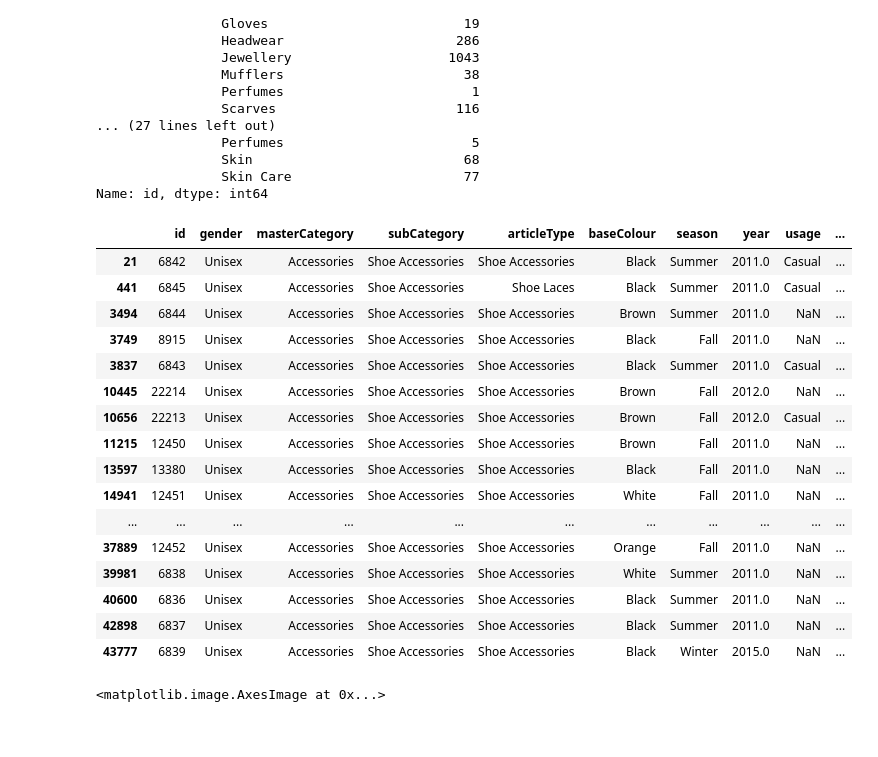
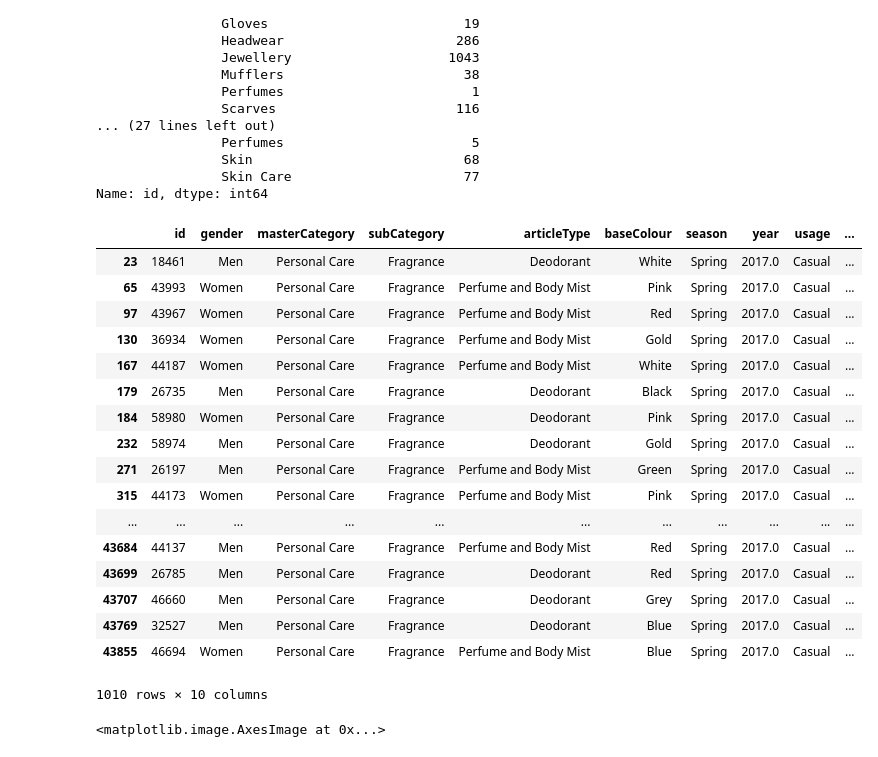
Before and after one commit to kellystroh/Inventory-Image-Classification, a Jupyter notebook: EDA.ipynb, the cells around one changed output. Cells and saved outputs as stored; diff of their text form; code cells hidden in the pictures.

```diff
--- a/EDA.ipynb
+++ b/EDA.ipynb
@@ -152,25 +152,26 @@ Accessories     Accessories                   143
                 Skin Care                      77
 Name: id, dtype: int64
 # %%
-df[df.subCategory=='Shoe Accessories']
+df[df.subCategory=='Fragrance']
 # %% [output]
 |  | id | gender | masterCategory | subCategory | articleType | baseColour | season | year | usage | ... |
-| 21 | 6842 | Unisex | Accessories | Shoe Accessories | Shoe Accessories | Black | Summer | 2011.0 | Casual | ... |
-| 441 | 6845 | Unisex | Accessories | Shoe Accessories | Shoe Laces | Black | Summer | 2011.0 | Casual | ... |
-| 3494 | 6844 | Unisex | Accessories | Shoe Accessories | Shoe Accessories | Brown | Summer | 2011.0 | NaN | ... |
-| 3749 | 8915 | Unisex | Accessories | Shoe Accessories | Shoe Accessories | Black | Fall | 2011.0 | NaN | ... |
-| 3837 | 6843 | Unisex | Accessories | Shoe Accessories | Shoe Accessories | Black | Summer | 2011.0 | Casual | ... |
-| 10445 | 22214 | Unisex | Accessories | Shoe Accessories | Shoe Accessories | Brown | Fall | 2012.0 | NaN | ... |
-| 10656 | 22213 | Unisex | Accessories | Shoe Accessories | Shoe Accessories | Brown | Fall | 2012.0 | Casual | ... |
-| 11215 | 12450 | Unisex | Accessories | Shoe Accessories | Shoe Accessories | Brown | Fall | 2011.0 | NaN | ... |
-| 13597 | 13380 | Unisex | Accessories | Shoe Accessories | Shoe Accessories | Black | Fall | 2011.0 | NaN | ... |
-| 14941 | 12451 | Unisex | Accessories | Shoe Accessories | Shoe Accessories | White | Fall | 2011.0 | NaN | ... |
+| 23 | 18461 | Men | Personal Care | Fragrance | Deodorant | White | Spring | 2017.0 | Casual | ... |
+| 65 | 43993 | Women | Personal Care | Fragrance | Perfume and Body Mist | Pink | Spring | 2017.0 | Casual | ... |
+| 97 | 43967 | Women | Personal Care | Fragrance | Perfume and Body Mist | Red | Spring | 2017.0 | Casual | ... |
+| 130 | 36934 | Women | Personal Care | Fragrance | Perfume and Body Mist | Gold | Spring | 2017.0 | Casual | ... |
+| 167 | 44187 | Women | Personal Care | Fragrance | Perfume and Body Mist | White | Spring | 2017.0 | Casual | ... |
+| 179 | 26735 | Men | Personal Care | Fragrance | Deodorant | Black | Spring | 2017.0 | Casual | ... |
+| 184 | 58980 | Women | Personal Care | Fragrance | Deodorant | Pink | Spring | 2017.0 | Casual | ... |
+| 232 | 58974 | Men | Personal Care | Fragrance | Deodorant | Gold | Spring | 2017.0 | Casual | ... |
+| 271 | 26197 | Men | Personal Care | Fragrance | Perfume and Body Mist | Green | Spring | 2017.0 | Casual | ... |
+| 315 | 44173 | Women | Personal Care | Fragrance | Perfume and Body Mist | Pink | Spring | 2017.0 | Casual | ... |
 | ... | ... | ... | ... | ... | ... | ... | ... | ... | ... | ... |
-| 37889 | 12452 | Unisex | Accessories | Shoe Accessories | Shoe Accessories | Orange | Fall | 2011.0 | NaN | ... |
-| 39981 | 6838 | Unisex | Accessories | Shoe Accessories | Shoe Accessories | White | Summer | 2011.0 | NaN | ... |
-| 40600 | 6836 | Unisex | Accessories | Shoe Accessories | Shoe Accessories | Black | Summer | 2011.0 | NaN | ... |
-| 42898 | 6837 | Unisex | Accessories | Shoe Accessories | Shoe Accessories | Black | Summer | 2011.0 | NaN | ... |
-| 43777 | 6839 | Unisex | Accessories | Shoe Accessories | Shoe Accessories | Black | Winter | 2015.0 | NaN | ... |
+| 43684 | 44137 | Men | Personal Care | Fragrance | Perfume and Body Mist | Red | Spring | 2017.0 | Casual | ... |
+| 43699 | 26785 | Men | Personal Care | Fragrance | Deodorant | Red | Spring | 2017.0 | Casual | ... |
+| 43707 | 46660 | Men | Personal Care | Fragrance | Deodorant | Grey | Spring | 2017.0 | Casual | ... |
+| 43769 | 32527 | Men | Personal Care | Fragrance | Deodorant | Blue | Spring | 2017.0 | Casual | ... |
+| 43855 | 46694 | Women | Personal Care | Fragrance | Perfume and Body Mist | Blue | Spring | 2017.0 | Casual | ... |
+1010 rows × 10 columns
 # %%
 plt.imshow( bw_img[21,:].reshape(80,60)/255 )
 # %% [output]
```
Also changed, not shown: 1 other file.
